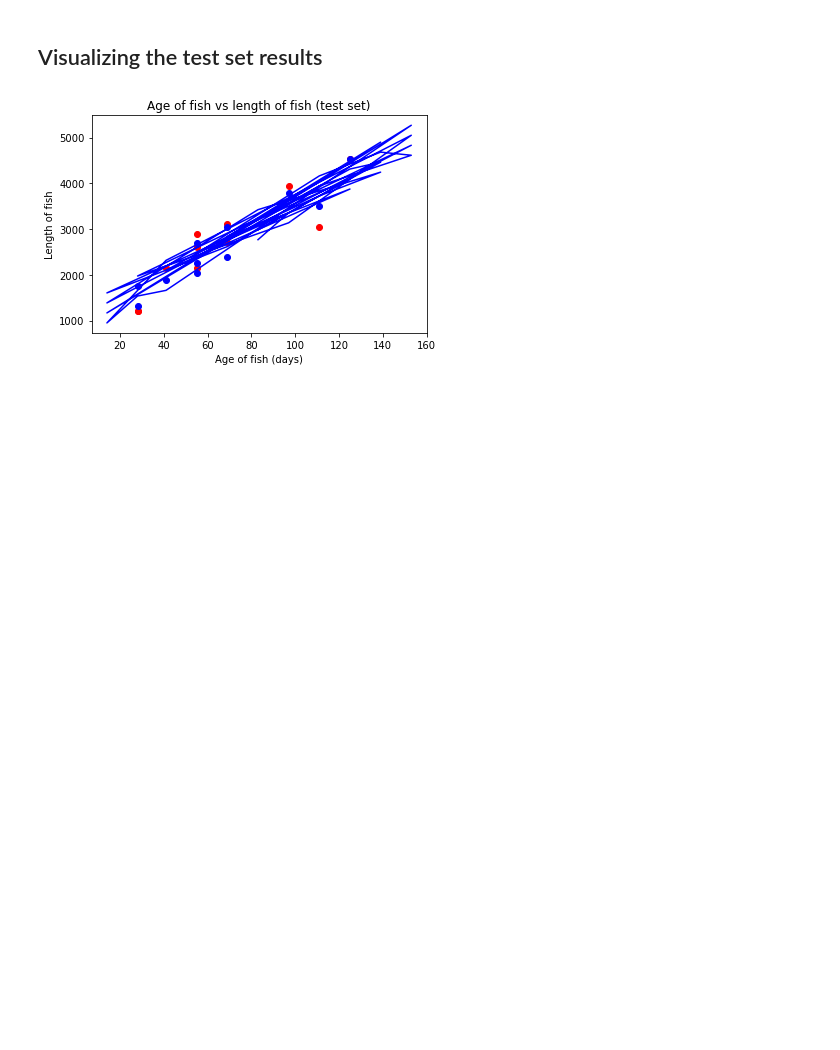
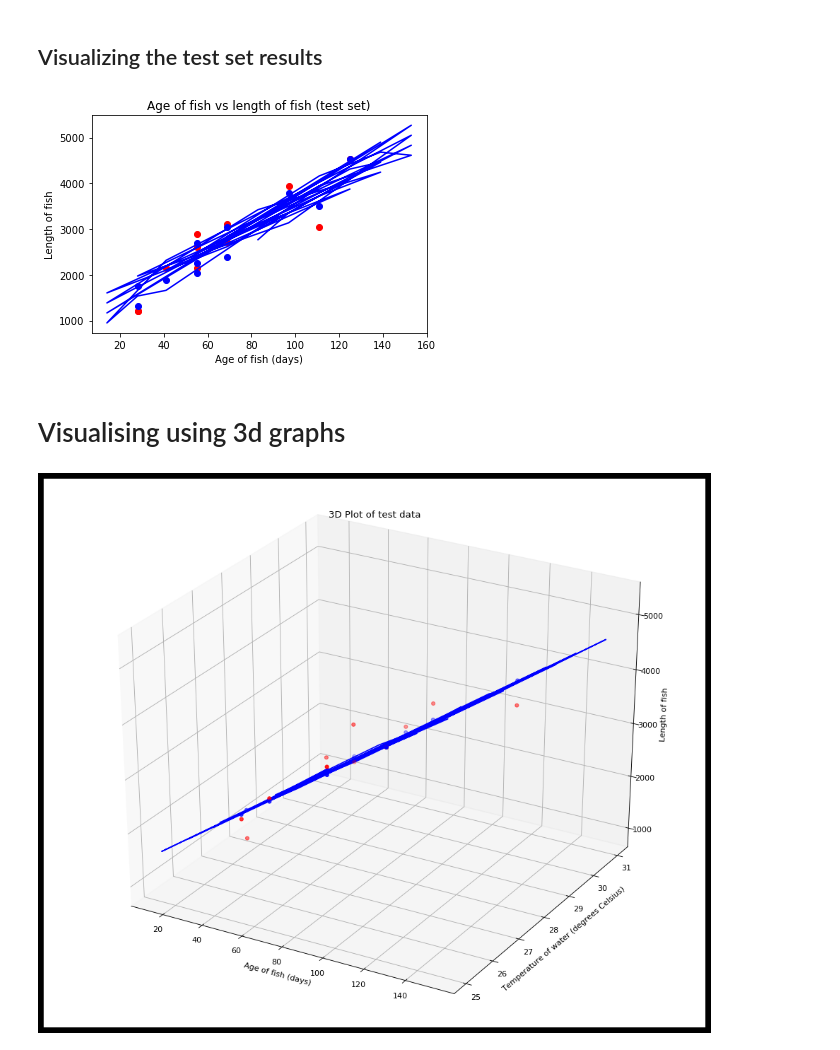
Before and after one commit to deepak3081996/LengthOfFishPrediction, a Jupyter notebook: LengthOfFishPrediction.ipynb, the cells around one changed output. Cells and saved outputs as stored; diff of their text form; code cells hidden in the pictures; blank space fills up the shorter version.

```diff
--- a/LengthOfFishPrediction.ipynb
+++ b/LengthOfFishPrediction.ipynb
@@ -230,3 +250,22 @@ plt.ylabel('{}'.format(df.columns[-1]))
 plt.show()
 # %% [output]
 [figure]
+# %% [markdown]
+# Visualising using 3d graphs
+# %%
+from mpl_toolkits.mplot3d import axes3d
+fig = plt.figure(figsize=(12, 10), dpi= 80, facecolor='k', edgecolor='k')
+ax = fig.add_subplot(111, projection = '3d')
+
+ax.scatter(X_test[:, 0], X_test[:, 1], y_test, color='red', marker='o')
+ax.scatter(X_test[:, 0], X_test[:, 1], sc_y.inverse_transform(y_pred), color='blue', marker='o')
+ax.plot(X_train[:,0].flatten(), X_train[:, 1].flatten(), sc_y.inverse_transform(linear_regressor.predict(X_train_scaled)).flatten(), color='blue')
+
+ax.set_xlabel('{}'.format(df.columns[0]))
+ax.set_ylabel('{}'.format(df.columns[1]))
+ax.set_zlabel('{}'.format(df.columns[-1]))
+plt.title("3D Plot of test data")
+plt.tight_layout()
+plt.show()
+# %% [output]
+[figure, added]
```
Also changed, not shown: parts of 7 cells of this notebook.
